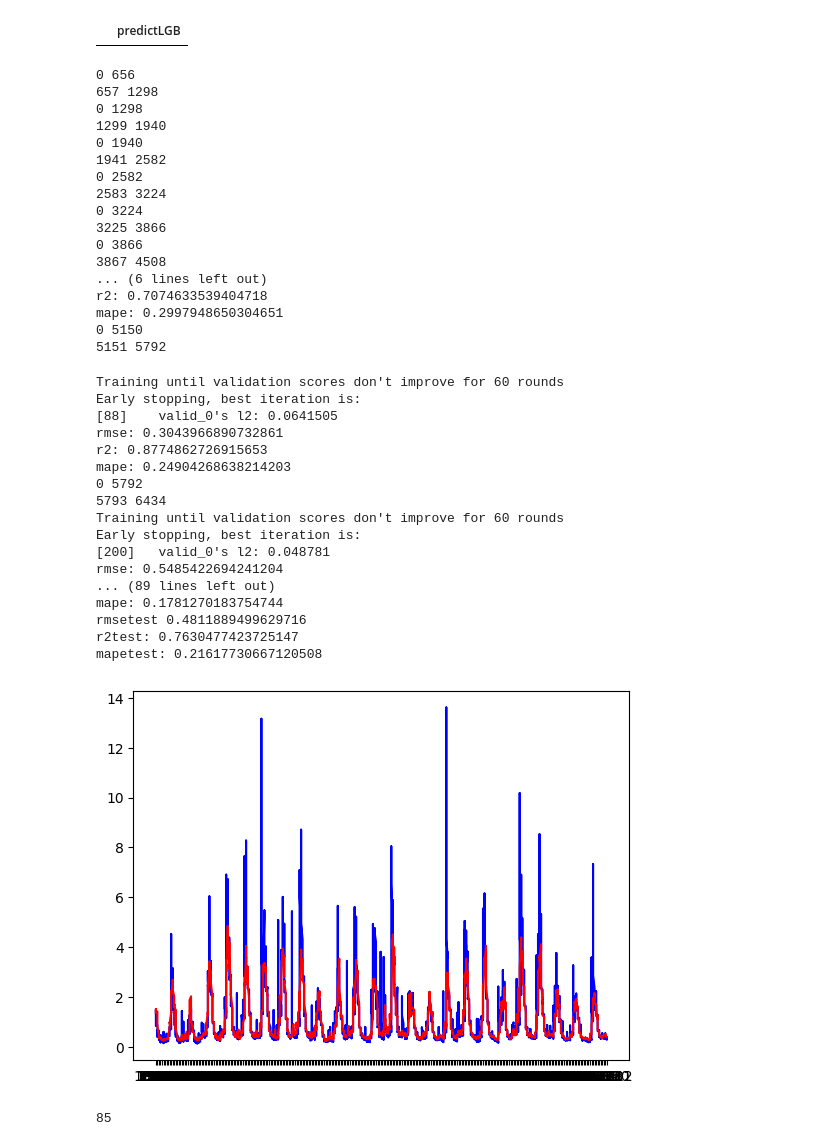
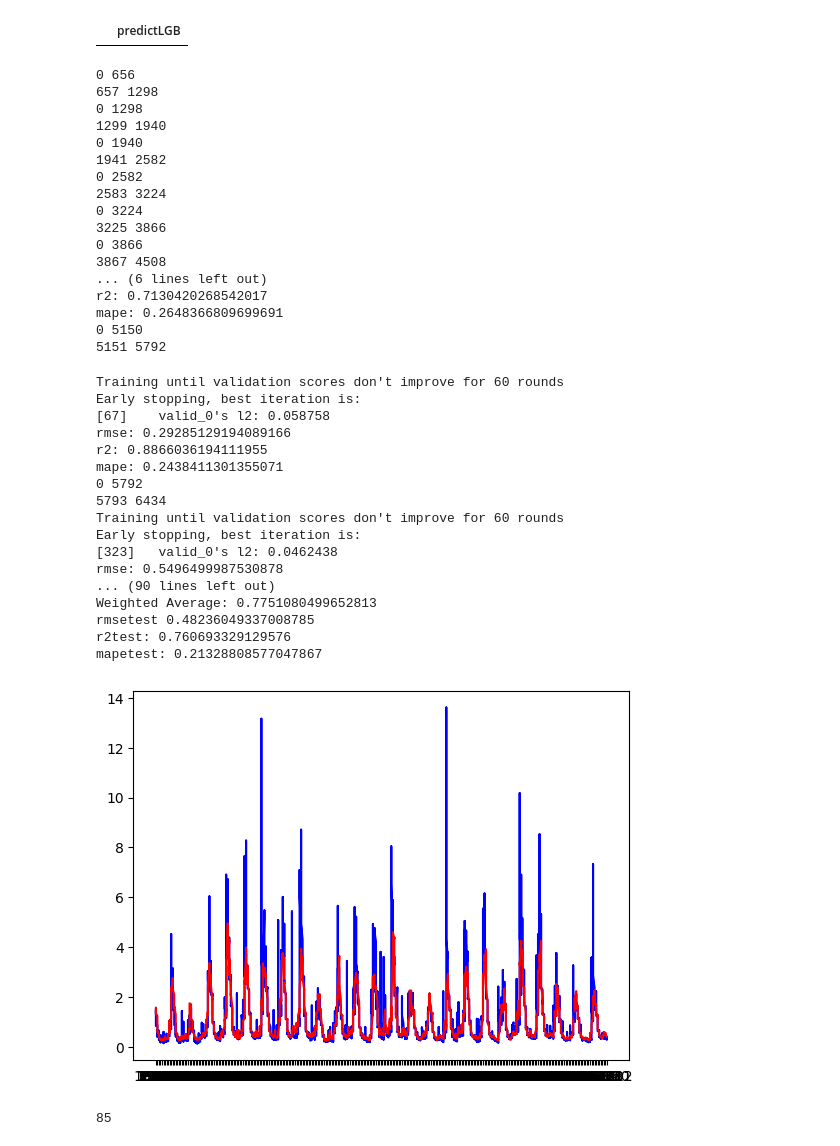
Before and after one commit to homa-abedin/Dams, a Jupyter notebook: dams-teh.ipynb, the cells around one changed output. Cells and saved outputs as stored; diff of their text form; code cells hidden in the pictures.

```diff
--- a/dams-teh.ipynb
+++ b/dams-teh.ipynb
@@ -56,6 +56,8 @@ pd.set_option('display.max_rows', None)
 df = pd.read_csv('/kaggle/input/feature-engineering/finaldatset.csv')
 # %%
 df.drop('DateRow', inplace=True , axis=1)
+# %%
+df=df[df['Year']>=2000]
 # %%
 horizon=-15
 # %%
@@ -104,7 +106,7 @@ test_rmse = []
 test_r2 = []
 test_mape=[]
 XGB_predictions = pd.DataFrame(columns=['predictXGB'])
-
+epsilon = 1e-6
 
 i=0
 for train_index, test_index in tscv.split(x):
@@ -115,7 +117,7 @@ for train_index, test_index in tscv.split(x):
 
         model = xgb.XGBRegressor(n_estimators=10000,early_stopping_rounds=10, learning_rate=0.07,  max_depth= 15 ,colsample_bytree= 0.85,  n_jobs=4)
 
-        model.fit(X_train, Y_train,sample_weight=X_train['std_TotalAbBarfVBaran_in'], eval_set=[(X_test,Y_test)],verbose=False)
+        model.fit(X_train, Y_train,sample_weight=X_train['meanbeforeyearTotal_in'], eval_set=[(X_test,Y_test)],verbose=False)
 
     # Predictions
         test_predict = model.predict(X_test)
@@ -125,7 +127,7 @@ for train_index, test_index in tscv.split(x):
 
         test_rmse.append ( np.sqrt(mean_squared_error(Y_test, test_predict)))
         test_mape.append (mean_absolute_percentage_error(Y_test, test_predict))
-        test_r2.append (mean_absolute_percentage_error(Y_test, test_predict))
+        test_r2.append (r2_score(Y_test, test_predict))
 
         df_temp = pd.DataFrame({'predictXGB': test_predict})
 
@@ -140,6 +142,13 @@ for train_index, test_index in tscv.split(x):
 
         plt.plot( X_test['Year'].astype(str) + X_test['month'].astype(str) ,Y_test, color='blue')
         plt.plot( X_test['Year'].astype(str) + X_test['month'].astype(str) ,test_predict, color='red')
+weights=[1/(test_rmse+epsilon) for test_rmse in test_rmse]
+weighted_sum = sum(w * r for w, r in zip(weights, test_r2))
+total_weight = sum(weights)
+weighted_average = weighted_sum / total_weight
+
+print("Weighted Average:", weighted_average)
+
 print("rmsetest",np.mean(test_rmse))
 print ('r2test:',np.mean(test_r2) )
 print ('mapetest:',np.mean(test_mape))
@@ -163,9 +191,11 @@ test_mape=[]
 LGB_predictions = pd.DataFrame(columns=['predictLGB'])
 TestSet=pd.DataFrame(columns=['Test'])
 i=0
+epsilon = 1e-6
+
 for train_index, test_index in tscv.split(x):
+    i+=2
 
-    i+=2
     X_train, X_test = x.iloc[train_index], x.iloc[test_index]
     Y_train, Y_test = y.iloc[train_index], y.iloc[test_index]
     print (train_index.min(),train_index.max())
@@ -198,47 +228,54 @@ for train_index, test_index in tscv.split(x):
         print ('rmse:',np.sqrt(mean_squared_error(Y_test, test_predict)))
         print ('r2:', r2_score(Y_test, test_predict))
         print ('mape:', mean_absolute_percentage_error(Y_test, test_predict))
         #plt.show()
+weights=[1/(test_rmse+epsilon) for test_rmse in test_rmse]
+weighted_sum = sum(w * r for w, r in zip(weights, test_r2))
+total_weight = sum(weights)
+weighted_average = weighted_sum / total_weight
+
+print("Weighted Average:", weighted_average)
+
 print("rmsetest",np.mean(test_rmse))
 print ('r2test:',np.mean(test_r2) )
 
 print ('mapetest:',np.mean(test_mape))
 # %% [output]
 0 656
 657 1298
 0 1298
 1299 1940
 0 1940
 1941 2582
 0 2582
 2583 3224
 0 3224
 3225 3866
 0 3866
 3867 4508
 ... (6 lines left out)
-r2: 0.7074633539404718
-mape: 0.2997948650304651
+r2: 0.7130420268542017
+mape: 0.2648366809699691
 0 5150
 5151 5792
 Training until validation scores don't improve for 60 rounds
 Early stopping, best iteration is:
-[88]    valid_0's l2: 0.0641505
-rmse: 0.3043966890732861
-r2: 0.8774862726915653
-mape: 0.24904268638214203
+[67]    valid_0's l2: 0.058758
+rmse: 0.29285129194089166
+r2: 0.8866036194111955
+mape: 0.2438411301355071
 0 5792
 5793 6434
 Training until validation scores don't improve for 60 rounds
 Early stopping, best iteration is:
-[200]   valid_0's l2: 0.048781
-rmse: 0.5485422694241204
-... (89 lines left out)
-mape: 0.1781270183754744
-rmsetest 0.4811889499629716
-r2test: 0.7630477423725147
-mapetest: 0.21617730667120508
+[323]   valid_0's l2: 0.0462438
+rmse: 0.5496499987530878
+... (90 lines left out)
+Weighted Average: 0.7751080499652813
+rmsetest 0.48236049337008785
+r2test: 0.760693329129576
+mapetest: 0.21328808577047867
-[figure, old version]
+[figure, new version]
 # %%
 76.84/(76.84+ 75.55)
 # %%
```
Also changed, not shown: parts of 6 cells of this notebook.
